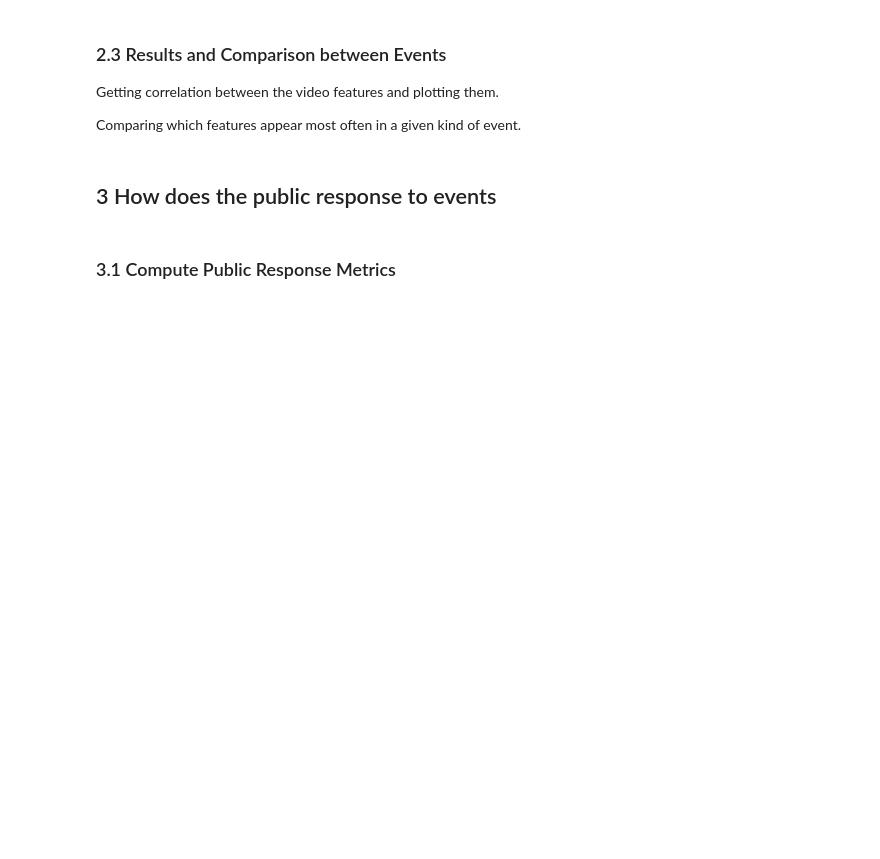
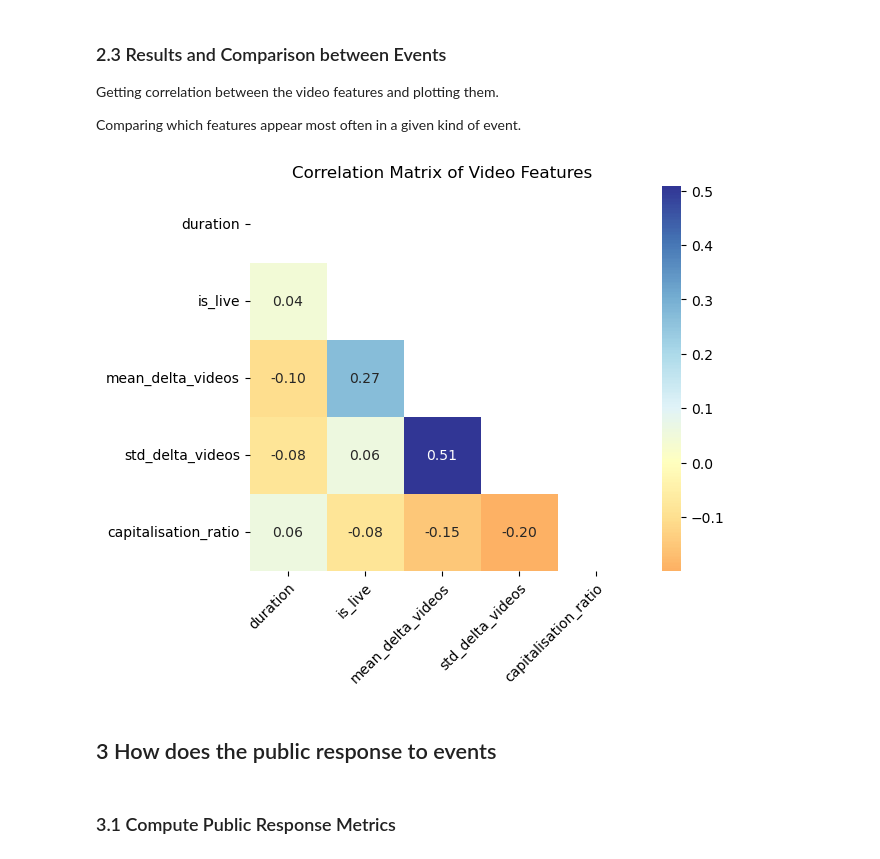
Before and after one commit to epfl-ada/ada-2024-project-lil0mohammadali, a Jupyter notebook: results.ipynb, the cells around one changed output. Cells and saved outputs as stored; diff of their text form; code cells hidden in the pictures; blank space fills up the shorter version.

Commit message:
Start plotly plots

```diff
--- a/results.ipynb
+++ b/results.ipynb
@@ -454,0 +439,12 @@ vid_features = vid_features.join(ratio, on='display_id')
+# %%
+from src.utils.keywords import get_event_metadata
+from src.utils.analysis_tools import *
+
+# get the metadata for the event
+event_metadata = get_event_metadata(metadata, 3)
+
+timeseries_df = pl.read_csv(path_final_timeseries)
+timeseries_df = timeseries_df.rename({"channel":"channel_id"})
+
+# create the video features dataframe for the event from the metadata and timeseries dataframes
+vid_features = create_video_features_dataframe(event_metadata, timeseries_df)
@@ -496,2 +504,6 @@ corr = plot_correlation_matrix(vid_features)
+# %%
+corr_video_features, pvals_features = compute_correlation_matrix(vid_features, plot=True, plot_title= "Correlation Matrix of Video Features")
+# %% [output]
+[figure, added]
 # %% [markdown]
 ## 3 How does the public response to events <a class="anchor" id="public_response"></a>
```
Also changed, not shown: parts of 30 cells of this notebook, 2 other files.
